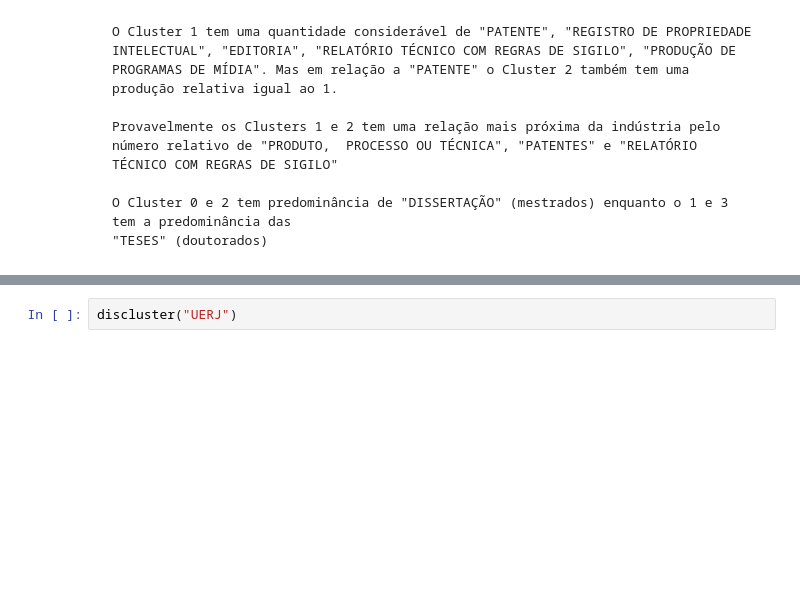
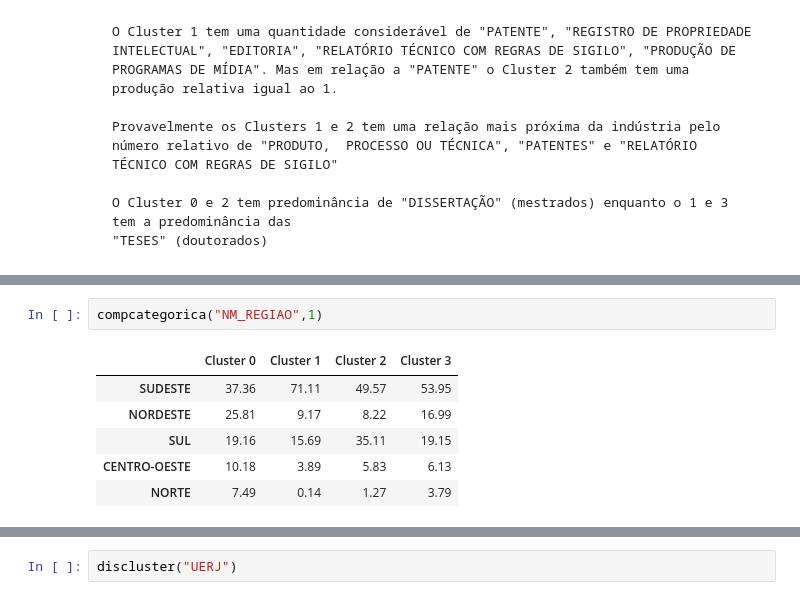
Before and after one commit to ieee-uerj/capes-data-analysis, a Jupyter notebook: Gustavo/Clusterização da Grande Base.ipynb, the cells around one changed output, grey strips where cells are left out. Drawn from its saved outputs; the diff is of its cells as text; blank space fills up the shorter version.

```diff
--- a/Gustavo/Clusterização da Grande Base.ipynb
+++ b/Gustavo/Clusterização da Grande Base.ipynb
@@ -290,0 +311,9 @@ compcategorica('CS_STATUS_JURIDICO').fillna(0)
+# %%
+compcategorica("NM_REGIAO",1)
+# %% [output]
+|  | Cluster 0 | Cluster 1 | Cluster 2 | Cluster 3 |
+| SUDESTE | 37.36 | 71.11 | 49.57 | 53.95 |
+| NORDESTE | 25.81 | 9.17 | 8.22 | 16.99 |
+| SUL | 19.16 | 15.69 | 35.11 | 19.15 |
+| CENTRO-OESTE | 10.18 | 3.89 | 5.83 | 6.13 |
+| NORTE | 7.49 | 0.14 | 1.27 | 3.79 |
```
Also changed, not shown: parts of 14 cells of this notebook.
